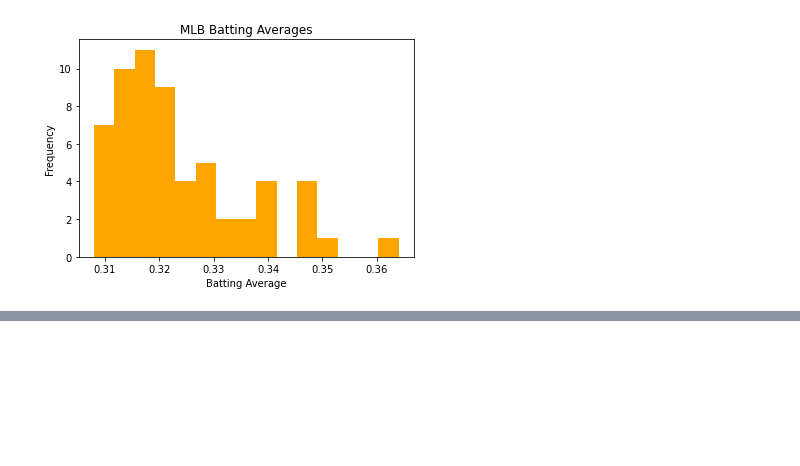
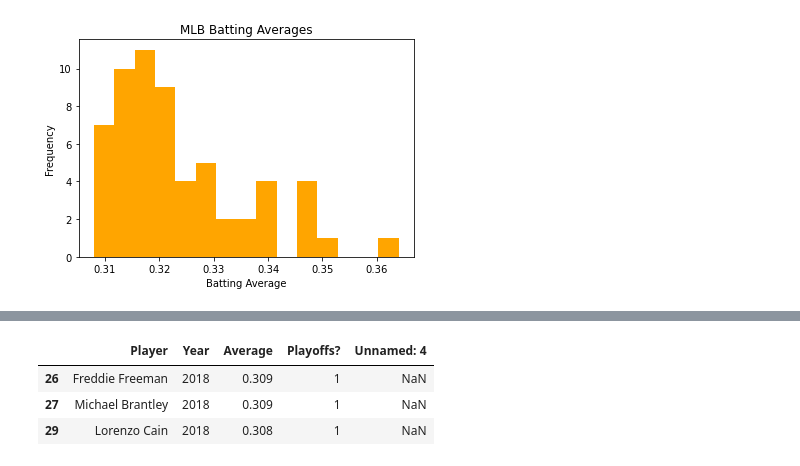
Before and after one commit to rdulski8/Personal_Dataset_Project, a Jupyter notebook: Personal Dataset.ipynb, the cells around one changed output, grey strips where cells are left out. Cells and saved outputs as stored; diff of their text form; code cells hidden in the pictures; blank space fills up the shorter version.

```diff
--- a/Personal Dataset.ipynb
+++ b/Personal Dataset.ipynb
@@ -49,0 +111,7 @@ array([[<matplotlib.axes._subplots.AxesSubplot object at 0x...>,
+# %%
+trimmed_df2.loc[trimmed_df2['Average ']<0.310]
+# %% [output]
+|  | Player | Year | Average | Playoffs? | Unnamed: 4 |
+| 26 | Freddie Freeman | 2018 | 0.309 | 1 | NaN |
+| 27 | Michael Brantley | 2018 | 0.309 | 1 | NaN |
+| 29 | Lorenzo Cain | 2018 | 0.308 | 1 | NaN |
```
Also changed, not shown: parts of 9 cells of this notebook.
